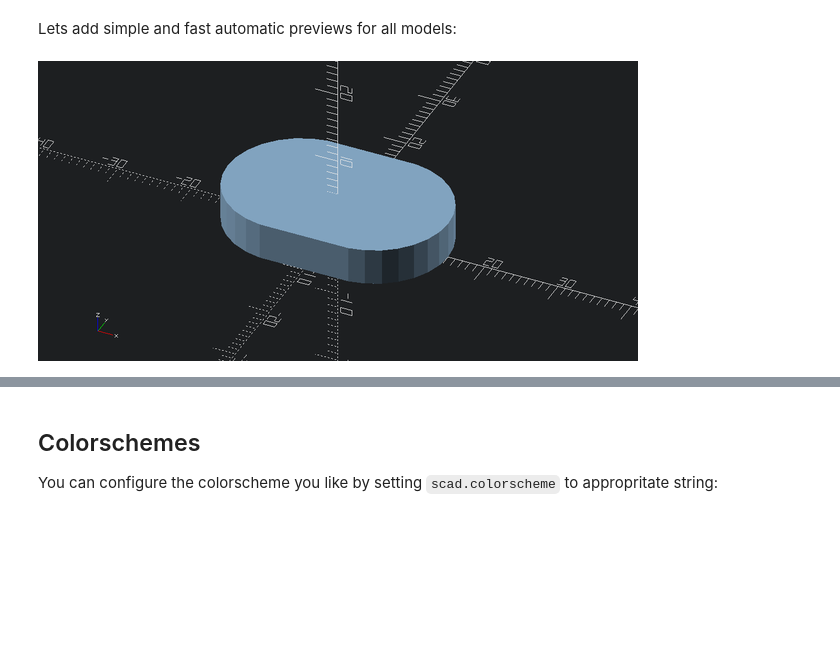
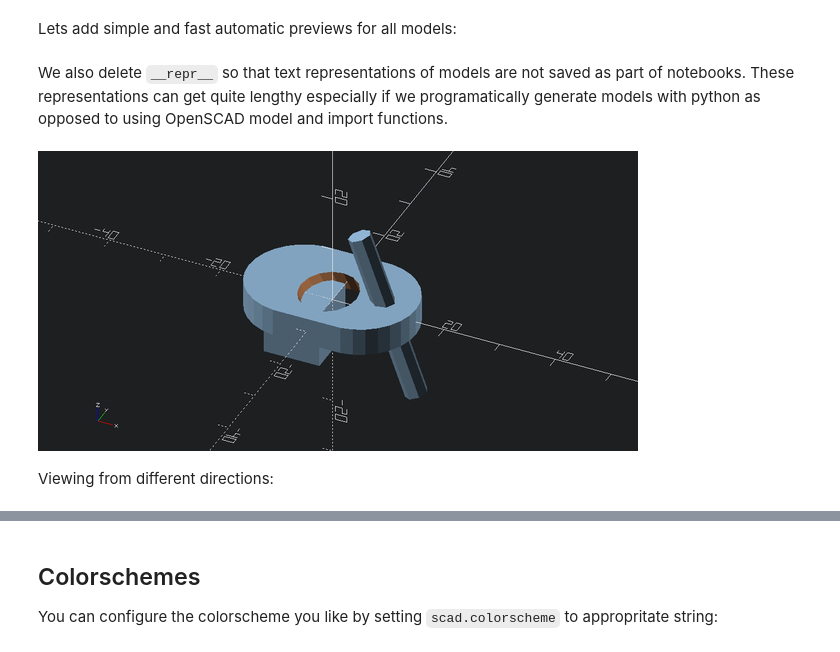
Before and after one commit to ozpau/cadlab, a Jupyter notebook: nbs/api/01_scad.ipynb, the cells around one changed output, grey strips where cells are left out. Cells and saved outputs as stored; diff of their text form; code cells hidden in the pictures; blank space fills up the shorter version.

```diff
--- a/nbs/api/01_scad.ipynb
+++ b/nbs/api/01_scad.ipynb
@@ -71,5 +114,14 @@ del RenderMixin._ipython_display_
-# %%
-d = (cylinder(5,r=10).right(5) + cylinder(5,r=10).left(5)).hull()
-d
-# %% [output]
-[figure, removed]
+# %% [markdown]
+We also delete `__repr__` so that text representations of models are not saved as part of notebooks.
+These representations can get quite lengthy especially if we programatically generate models with python
+as opposed to using OpenSCAD model and import functions.
+# %%
+d = ((cylinder(5,r=10,center=True).right(5) + cylinder(5,r=10,center=True).left(5)).hull()
+     - cylinder(40,r=5, center=True).rotate([30,0,0])
+     + cylinder(30,r=2,center=True).rotate([0,-20,0]).translate([10,0,0])
+     + cube([10,10,10],center=True).translate([-5,0,-5]))
+d
+# %% [output]
+[figure, added]
+# %% [markdown]
+Viewing from different directions:
```
Also changed, not shown: parts of 17 cells of this notebook, 5 other files.
